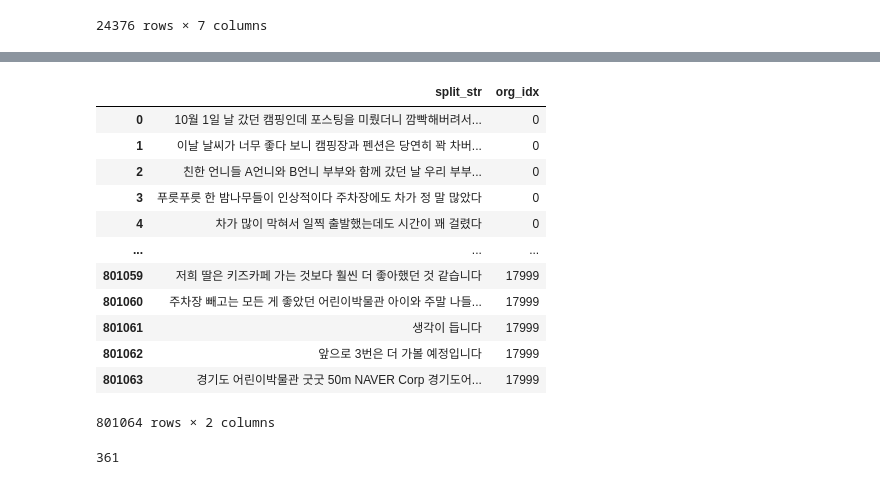
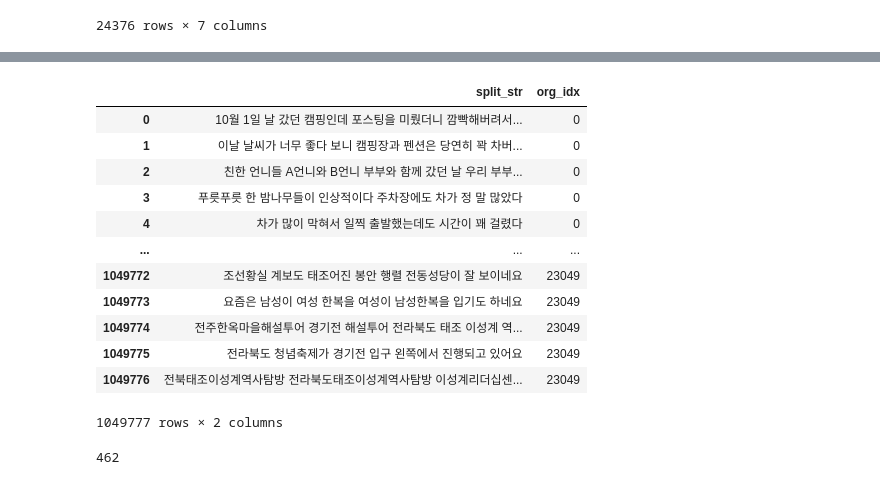
Before and after one commit to DDalaDDula/NIFoS, a Jupyter notebook: 문화/한글_텍스트_전처리/한글_텍스트_전처리_10월(불용어_제거_및_문장분리).ipynb, the cells around one changed output, grey strips where cells are left out. Cells and saved outputs as stored; diff of their text form; code cells hidden in the pictures.

```diff
--- a/문화/한글_텍스트_전처리/한글_텍스트_전처리_10월(불용어_제거_및_문장분리).ipynb
+++ b/문화/한글_텍스트_전처리/한글_텍스트_전처리_10월(불용어_제거_및_문장분리).ipynb
@@ -145,24 +145,24 @@ df2
 # %%
-df2 = df2[df2['org_idx'] < 18000]
+df2 = df2[df2['org_idx'] < 23050]
 df2
 # %% [output]
 |  | split_str | org_idx |
 | 0 | 10월 1일 날 갔던 캠핑인데 포스팅을 미뤘더니 깜빡해버려서... | 0 |
 | 1 | 이날 날씨가 너무 좋다 보니 캠핑장과 펜션은 당연히 꽉 차버... | 0 |
 | 2 | 친한 언니들 A언니와 B언니 부부와 함께 갔던 날 우리 부부... | 0 |
 | 3 | 푸릇푸릇 한 밤나무들이 인상적이다 주차장에도 차가 정 말 많았다 | 0 |
 | 4 | 차가 많이 막혀서 일찍 출발했는데도 시간이 꽤 걸렸다 | 0 |
 | ... | ... | ... |
-| 801059 | 저희 딸은 키즈카페 가는 것보다 훨씬 더 좋아했던 것 같습니다 | 17999 |
-| 801060 | 주차장 빼고는 모든 게 좋았던 어린이박물관 아이와 주말 나들... | 17999 |
-| 801061 | 생각이 듭니다 | 17999 |
-| 801062 | 앞으로 3번은 더 가볼 예정입니다 | 17999 |
-| 801063 | 경기도 어린이박물관 굿굿 50m NAVER Corp 경기도어... | 17999 |
+| 1049772 | 조선황실 계보도 태조어진 봉안 행렬 전동성당이 잘 보이네요 | 23049 |
+| 1049773 | 요즘은 남성이 여성 한복을 여성이 남성한복을 입기도 하네요 | 23049 |
+| 1049774 | 전주한옥마을해설투어 경기전 해설투어 전라북도 태조 이성계 역... | 23049 |
+| 1049775 | 전라북도 청념축제가 경기전 입구 왼쪽에서 진행되고 있어요 | 23049 |
+| 1049776 | 전북태조이성계역사탐방 전라북도태조이성계역사탐방 이성계리더십센... | 23049 |
-801064 rows × 2 columns
+1049777 rows × 2 columns
 # %%
 df2['org_idx'].tolist()[-1]//50+2
 # %% [output]
-361
+462
 # %%
 for a in range(df2['org_idx'].tolist()[-1]//50+2,len(dfs)+1):
     for i in tqdm(dfs['df_%s'%a]['split_list'].index):
```
Also changed, not shown: parts of 2 cells of this notebook, 4 other files.
